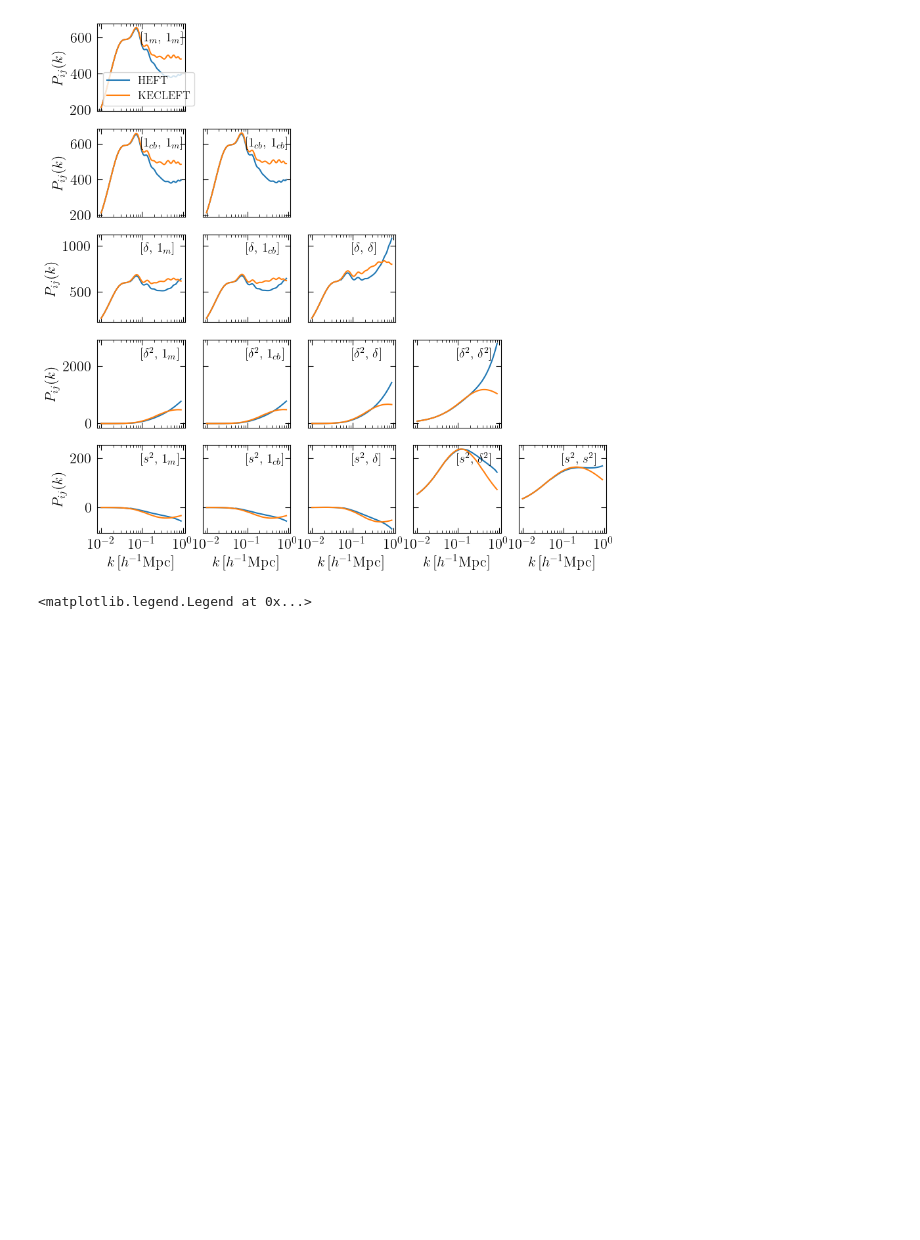
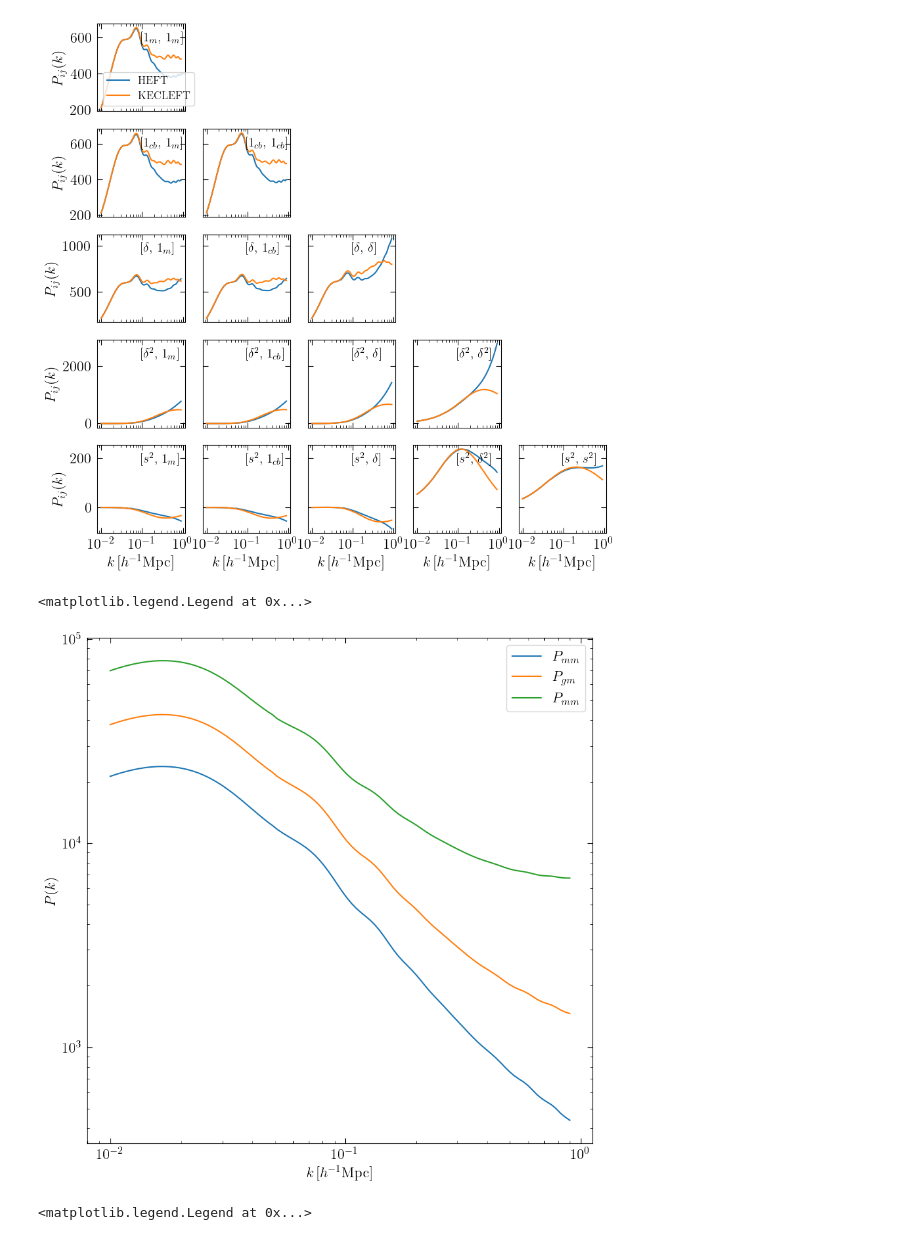
Before and after one commit to AemulusProject/aemulus_heft, a Jupyter notebook: notebooks/predict_spectra.ipynb, the cells around one changed output. Cells and saved outputs as stored; diff of their text form; code cells hidden in the pictures; blank space fills up the shorter version.

```diff
--- a/notebooks/predict_spectra.ipynb
+++ b/notebooks/predict_spectra.ipynb
@@ -74,6 +74,23 @@ ax[0][0].legend([r'HEFT', r'KECLEFT'], fontsize=12)
 # %% [output]
 <matplotlib.legend.Legend at 0x...>
 [figure]
+# %%
+bvec = [0.786, 0.583, -0.406, -0.512, 1755]
+
+P_gg = emu.basis_to_full(k, bvec, spec_heft, cross=False)
+P_gm = emu.basis_to_full(k, bvec, spec_heft)
+P_mm = spec_heft[0,:]
+
+plt.loglog(k, P_mm)
+plt.loglog(k, P_gm)
+plt.loglog(k, P_gg)
+
+plt.xlabel(r'$k\, [h^{-1} \rm Mpc]$')
+plt.ylabel(r'$P(k)$')
+plt.legend([r'$P_{mm}$', r'$P_{gm}$', r'$P_{mm}$'])
+# %% [output]
+<matplotlib.legend.Legend at 0x...>
+[figure, added]
 # %%
 with open('../aemulus_heft/data/error_cov.json', 'r') as fp:
     error_cov = json.load(fp)
```
Also changed, not shown: parts of 4 cells of this notebook.
